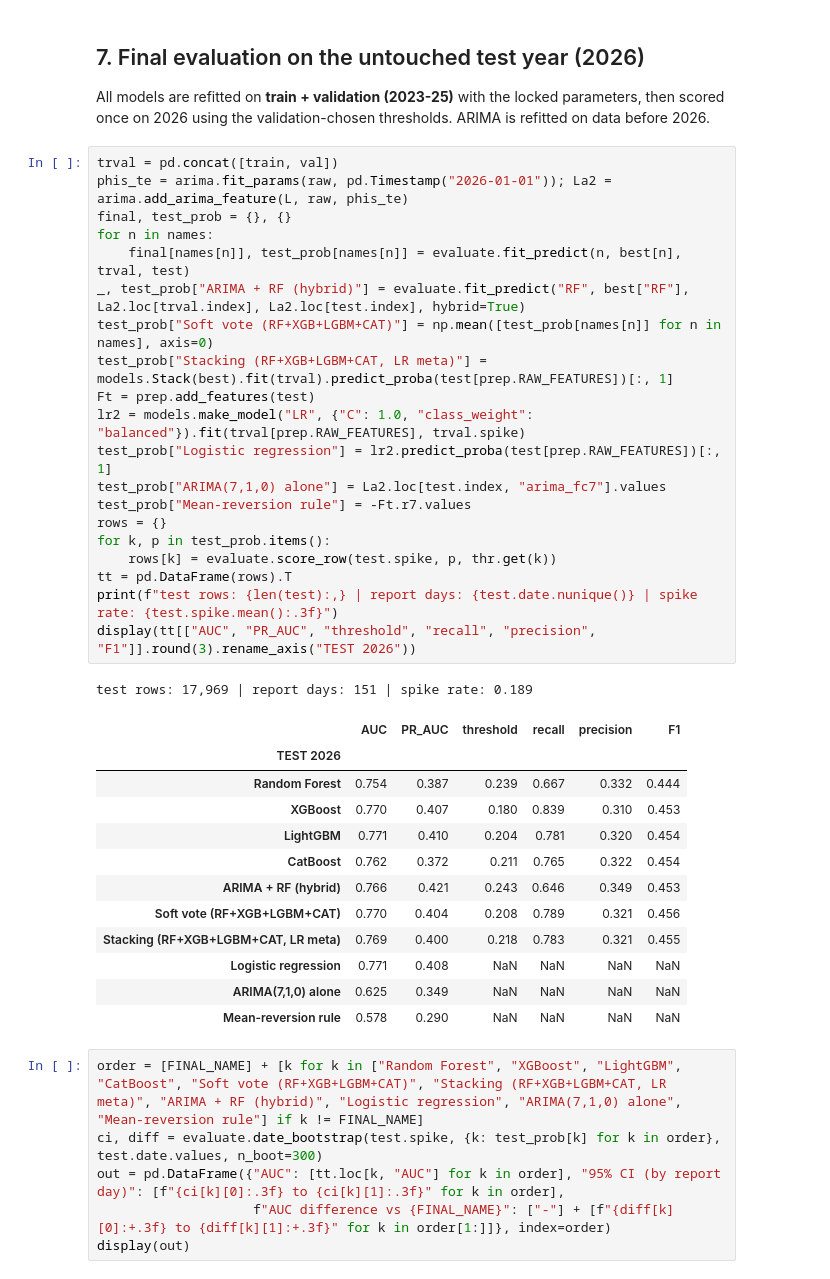
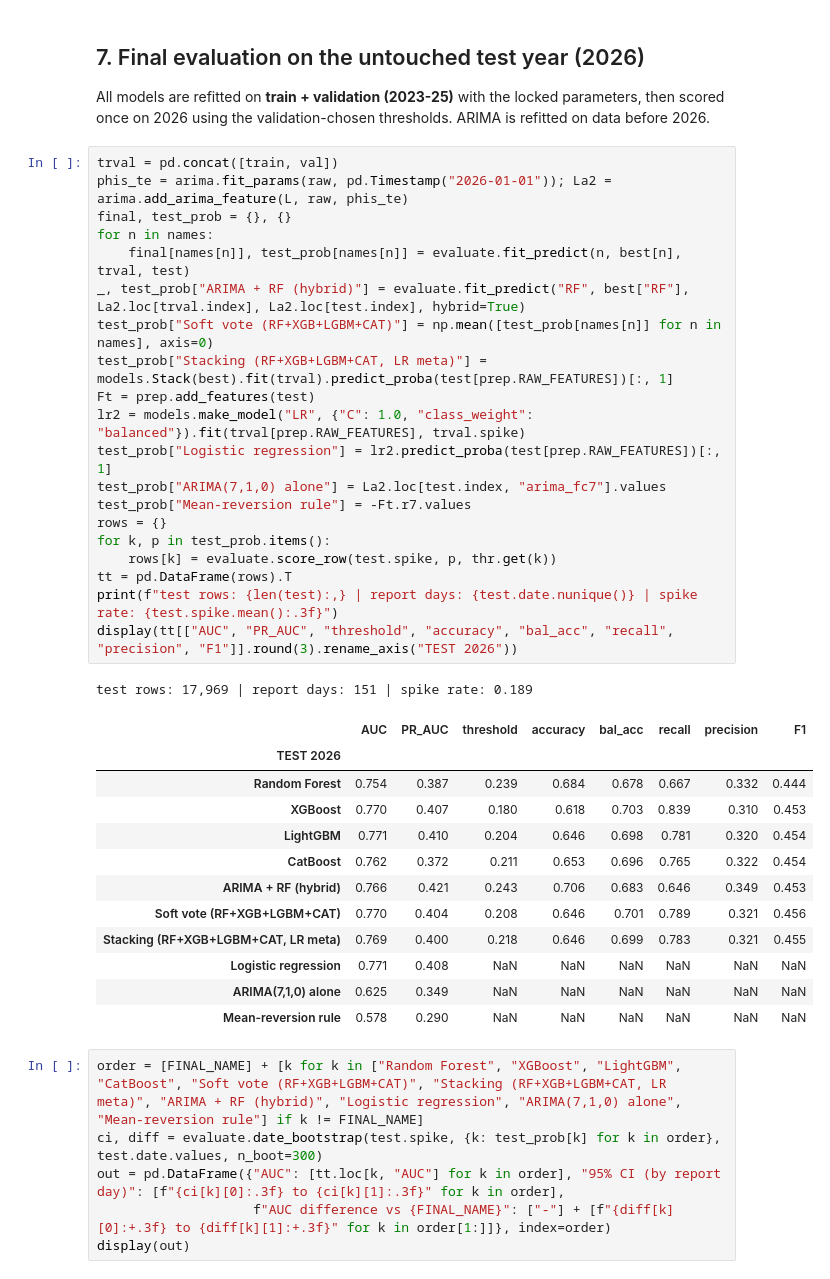
Before and after one commit to Abaraajith-UOM/vege-price-spike, a Jupyter notebook: AML_Final_Assignment.ipynb, the cells around one changed output. Drawn from its saved outputs; the diff is of its cells as text.

```diff
--- a/AML_Final_Assignment.ipynb
+++ b/AML_Final_Assignment.ipynb
@@ -259,37 +259,37 @@ All models are refitted on **train + validation (2023-25)** with the locked para
 # %%
 trval = pd.concat([train, val])
 phis_te = arima.fit_params(raw, pd.Timestamp("2026-01-01")); La2 = arima.add_arima_feature(L, raw, phis_te)
 final, test_prob = {}, {}
 for n in names:
     final[names[n]], test_prob[names[n]] = evaluate.fit_predict(n, best[n], trval, test)
 _, test_prob["ARIMA + RF (hybrid)"] = evaluate.fit_predict("RF", best["RF"], La2.loc[trval.index], La2.loc[test.index], hybrid=True)
 test_prob["Soft vote (RF+XGB+LGBM+CAT)"] = np.mean([test_prob[names[n]] for n in names], axis=0)
 test_prob["Stacking (RF+XGB+LGBM+CAT, LR meta)"] = models.Stack(best).fit(trval).predict_proba(test[prep.RAW_FEATURES])[:, 1]
 Ft = prep.add_features(test)
 lr2 = models.make_model("LR", {"C": 1.0, "class_weight": "balanced"}).fit(trval[prep.RAW_FEATURES], trval.spike)
 test_prob["Logistic regression"] = lr2.predict_proba(test[prep.RAW_FEATURES])[:, 1]
 test_prob["ARIMA(7,1,0) alone"] = La2.loc[test.index, "arima_fc7"].values
 test_prob["Mean-reversion rule"] = -Ft.r7.values
 rows = {}
 for k, p in test_prob.items():
     rows[k] = evaluate.score_row(test.spike, p, thr.get(k))
 tt = pd.DataFrame(rows).T
 print(f"test rows: {len(test):,} | report days: {test.date.nunique()} | spike rate: {test.spike.mean():.3f}")
-display(tt[["AUC", "PR_AUC", "threshold", "recall", "precision", "F1"]].round(3).rename_axis("TEST 2026"))
+display(tt[["AUC", "PR_AUC", "threshold", "accuracy", "bal_acc", "recall", "precision", "F1"]].round(3).rename_axis("TEST 2026"))
 # %% [output]
 test rows: 17,969 | report days: 151 | spike rate: 0.189
-|  | AUC | PR_AUC | threshold | recall | precision | F1 |
-| TEST 2026 |  |  |  |  |  |  |
-| Random Forest | 0.754 | 0.387 | 0.239 | 0.667 | 0.332 | 0.444 |
-| XGBoost | 0.770 | 0.407 | 0.180 | 0.839 | 0.310 | 0.453 |
-| LightGBM | 0.771 | 0.410 | 0.204 | 0.781 | 0.320 | 0.454 |
-| CatBoost | 0.762 | 0.372 | 0.211 | 0.765 | 0.322 | 0.454 |
-| ARIMA + RF (hybrid) | 0.766 | 0.421 | 0.243 | 0.646 | 0.349 | 0.453 |
-| Soft vote (RF+XGB+LGBM+CAT) | 0.770 | 0.404 | 0.208 | 0.789 | 0.321 | 0.456 |
-| Stacking (RF+XGB+LGBM+CAT, LR meta) | 0.769 | 0.400 | 0.218 | 0.783 | 0.321 | 0.455 |
-| Logistic regression | 0.771 | 0.408 | NaN | NaN | NaN | NaN |
-| ARIMA(7,1,0) alone | 0.625 | 0.349 | NaN | NaN | NaN | NaN |
-| Mean-reversion rule | 0.578 | 0.290 | NaN | NaN | NaN | NaN |
+|  | AUC | PR_AUC | threshold | accuracy | bal_acc | recall | precision | F1 |
+| TEST 2026 |  |  |  |  |  |  |  |  |
+| Random Forest | 0.754 | 0.387 | 0.239 | 0.684 | 0.678 | 0.667 | 0.332 | 0.444 |
+| XGBoost | 0.770 | 0.407 | 0.180 | 0.618 | 0.703 | 0.839 | 0.310 | 0.453 |
+| LightGBM | 0.771 | 0.410 | 0.204 | 0.646 | 0.698 | 0.781 | 0.320 | 0.454 |
+| CatBoost | 0.762 | 0.372 | 0.211 | 0.653 | 0.696 | 0.765 | 0.322 | 0.454 |
+| ARIMA + RF (hybrid) | 0.766 | 0.421 | 0.243 | 0.706 | 0.683 | 0.646 | 0.349 | 0.453 |
+| Soft vote (RF+XGB+LGBM+CAT) | 0.770 | 0.404 | 0.208 | 0.646 | 0.701 | 0.789 | 0.321 | 0.456 |
+| Stacking (RF+XGB+LGBM+CAT, LR meta) | 0.769 | 0.400 | 0.218 | 0.646 | 0.699 | 0.783 | 0.321 | 0.455 |
+| Logistic regression | 0.771 | 0.408 | NaN | NaN | NaN | NaN | NaN | NaN |
+| ARIMA(7,1,0) alone | 0.625 | 0.349 | NaN | NaN | NaN | NaN | NaN | NaN |
+| Mean-reversion rule | 0.578 | 0.290 | NaN | NaN | NaN | NaN | NaN | NaN |
 # %%
 order = [FINAL_NAME] + [k for k in ["Random Forest", "XGBoost", "LightGBM", "CatBoost", "Soft vote (RF+XGB+LGBM+CAT)", "Stacking (RF+XGB+LGBM+CAT, LR meta)", "ARIMA + RF (hybrid)", "Logistic regression", "ARIMA(7,1,0) alone", "Mean-reversion rule"] if k != FINAL_NAME]
 ci, diff = evaluate.date_bootstrap(test.spike, {k: test_prob[k] for k in order}, test.date.values, n_boot=300)
```
Also changed, not shown: parts of 1 cell of this notebook, 1 other file.
